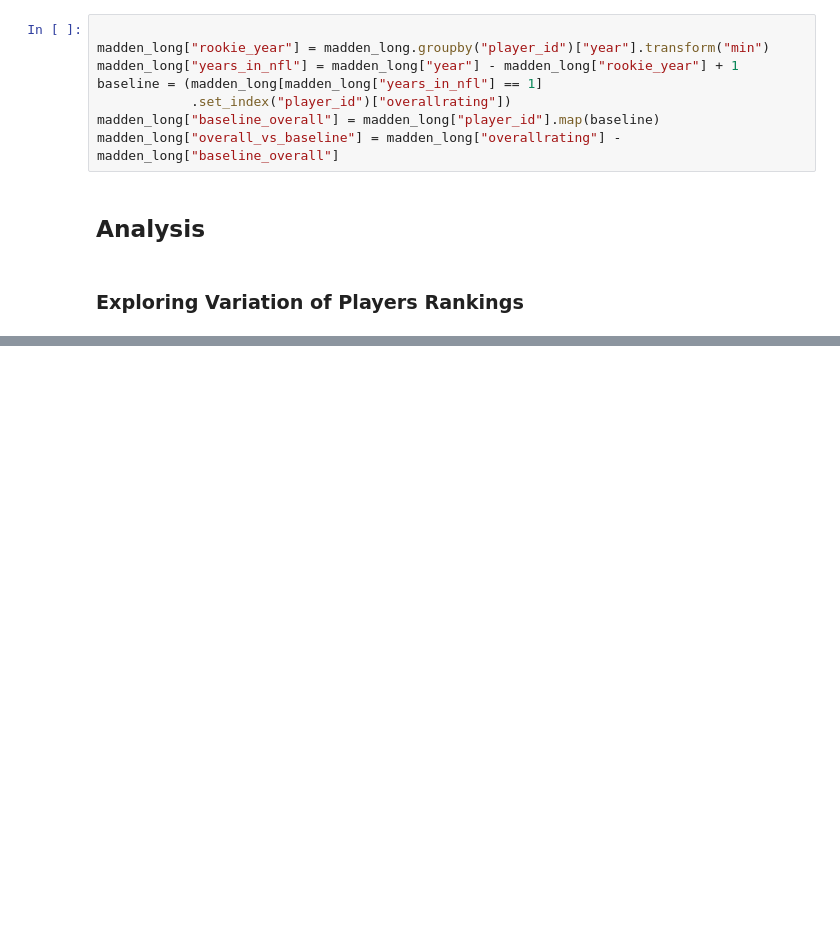
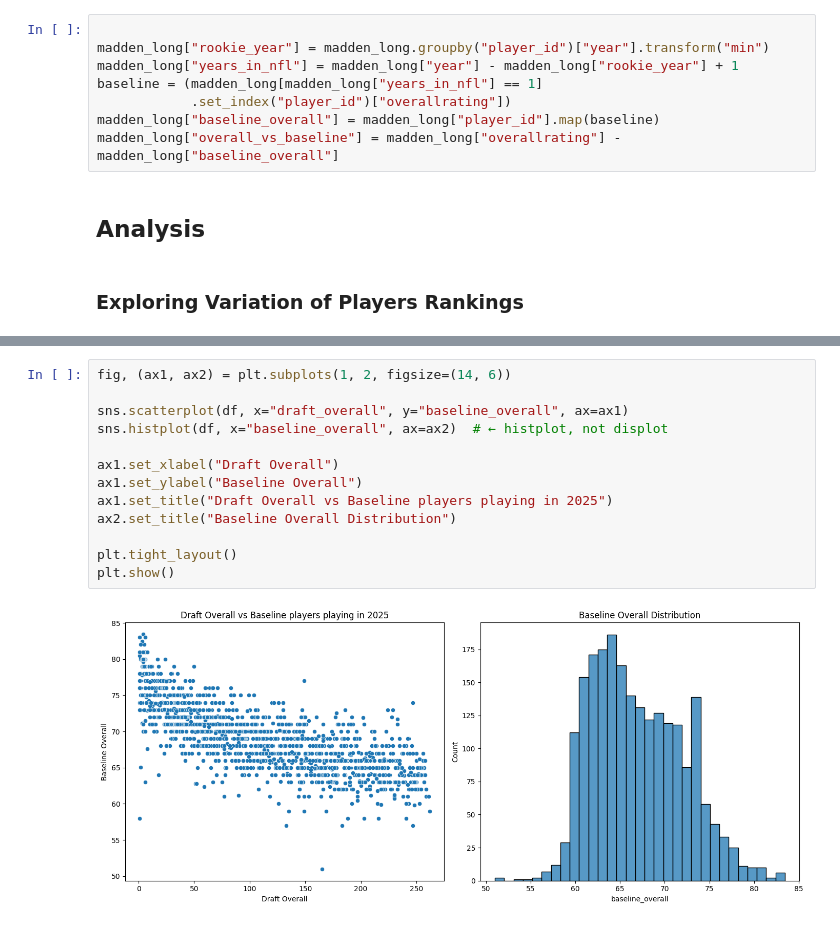
Before and after one commit to CharlieHubbard7/NFLResearch, a Jupyter notebook: (6_2_26)_NFL_Research.ipynb, the cells around one changed output, grey strips where cells are left out. Cells and saved outputs as stored; diff of their text form; blank space fills up the shorter version.

```diff
--- a/(6_2_26)_NFL_Research.ipynb
+++ b/(6_2_26)_NFL_Research.ipynb
@@ -148,0 +140,15 @@ plt.show()
+# %%
+fig, (ax1, ax2) = plt.subplots(1, 2, figsize=(14, 6))
+
+sns.scatterplot(df, x="draft_overall", y="baseline_overall", ax=ax1)
+sns.histplot(df, x="baseline_overall", ax=ax2)  # ← histplot, not displot
+
+ax1.set_xlabel("Draft Overall")
+ax1.set_ylabel("Baseline Overall")
+ax1.set_title("Draft Overall vs Baseline players playing in 2025")
+ax2.set_title("Baseline Overall Distribution")
+
+plt.tight_layout()
+plt.show()
+# %% [output]
+[figure, added]
```
Also changed, not shown: parts of 5 cells of this notebook.
